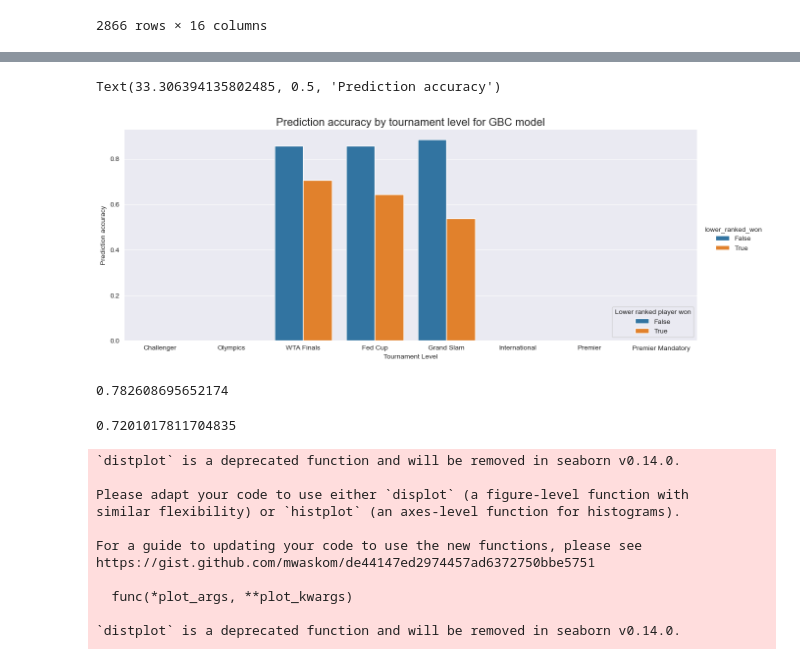
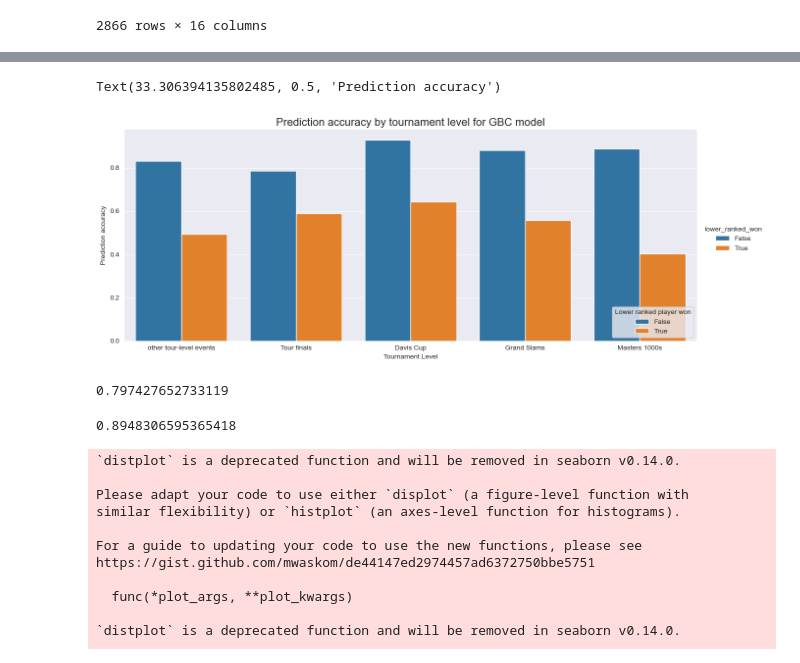
Before and after one commit to PatrickTHZ/GoGuess-Tennis-Match-Predictor, a Jupyter notebook: Machine Learning.ipynb, the cells around one changed output, grey strips where cells are left out. Saved outputs shown, nothing was run; the diff lists cells and outputs as text; code cells hidden in the pictures.

```diff
--- a/Machine Learning.ipynb
+++ b/Machine Learning.ipynb
@@ -315,40 +315,39 @@ levels_accuracy
 # %%
 plot =  sns.catplot(data = levels_accuracy,
                     x = 'tourney_level',
                     y = 'correct',
                     hue = 'lower_ranked_won',
                     kind = 'bar',
-                    order = ['C', 'O', 'F', 'D', 'G', 'I', 'P', 'PM'],
+                    order = ['A','F', 'D', 'G', 'M'],
                     height = 5,
                     aspect = 2.5)
-plot.set_xticklabels(['Challenger', 'Olympics',
-                      'WTA Finals', 'Fed Cup',
-                      'Grand Slam', 'International',
-                      'Premier', 'Premier Mandatory'])
+plot.set_xticklabels(['other tour-level events', 'Tour finals',
+                      'Davis Cup', 'Grand Slams',
+                      'Masters 1000s'])
 
 plt.title('Prediction accuracy by tournament level for GBC model', size = 16)
 plt.legend(title = 'Lower ranked player won', loc = 'lower right')
 plt.xlabel('Tournament Level')
 plt.ylabel('Prediction accuracy')
 # %% [output]
 Text(33.306394135802485, 0.5, 'Prediction accuracy')
-[figure, old version]
+[figure, new version]
 # %%
-# At C/O/D/F tournaments, correctly guess winner 77% of the time
+# At G/D/F tournaments, correctly guess winner 77% of the time
 # This is due to an increase in predictive accuracy for matches in which the higher-ranked player won
 # What are reasons for this increase?
 
-total = pred_rows[pred_rows['tourney_level'].isin(['C', 'O', 'D', 'F'])].shape[0]
-correct = pred_rows[pred_rows['tourney_level'].isin(['C', 'O', 'D', 'F']) & (pred_rows['correct'] == True)].shape[0]
+total = pred_rows[pred_rows['tourney_level'].isin(['C', 'G', 'D'])].shape[0]
+correct = pred_rows[pred_rows['tourney_level'].isin(['C', 'D','G']) & (pred_rows['correct'] == True)].shape[0]
 correct / total
 # %% [output]
-0.782608695652174
+0.797427652733119
 # %%
-total = pred_rows[~pred_rows['tourney_level'].isin(['C', 'O', 'D', 'F'])].shape[0]
-correct = pred_rows[(~pred_rows['tourney_level'].isin(['C', 'O', 'D', 'F'])) & (pred_rows['correct'] == True)].shape[0]
+total = pred_rows[~pred_rows['tourney_level'].isin(['C', 'G', 'D'])].shape[0]
+correct = pred_rows[(~pred_rows['tourney_level'].isin(['C', 'O', 'D'])) & (pred_rows['correct'] == True)].shape[0]
 correct / total
 # %% [output]
-0.7201017811704835
+0.8948306595365418
 # %%
 pred_rows['winner_level_diff'] = ((pred_rows['player_1_level_win_pct']
                                    - pred_rows['player_2_level_win_pct'])
```
Also changed, not shown: parts of 13 cells of this notebook, 1 other file.
